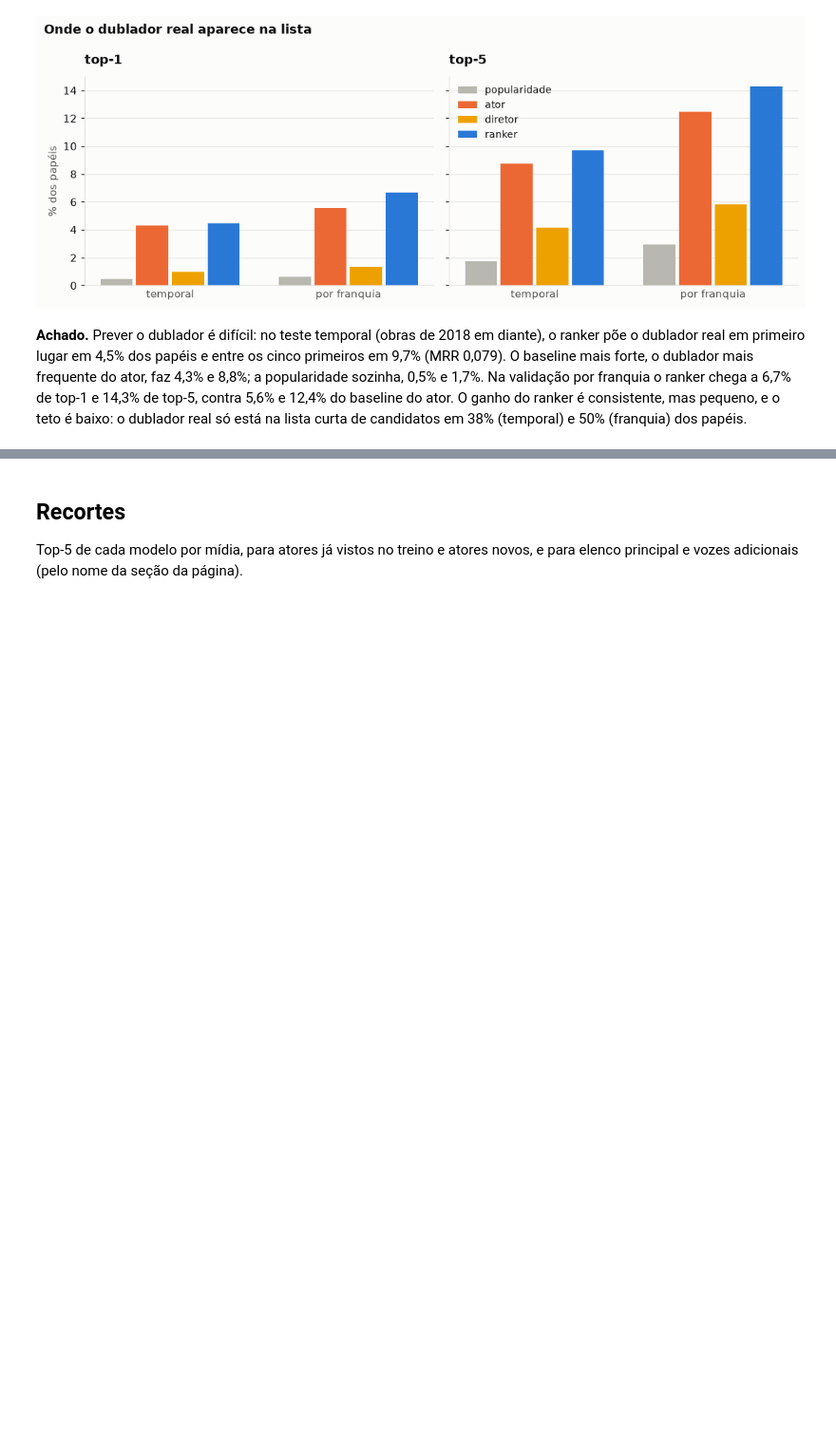
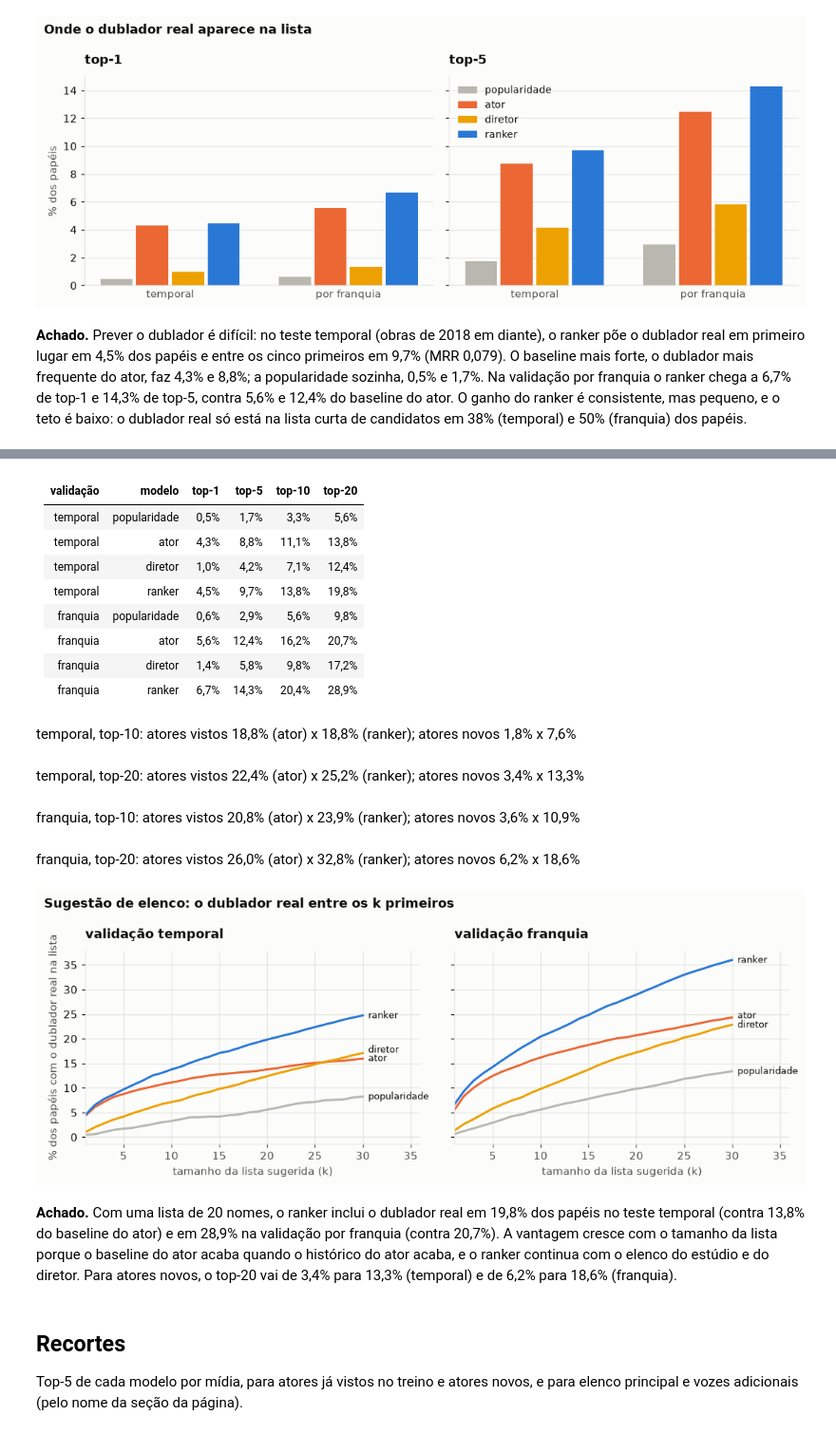
Before and after one commit to amycardoso/voz-da-infancia, a Jupyter notebook: notebooks/03_modelo.ipynb, the cells around one changed output, grey strips where cells are left out. Shown at 95% size. Drawn from its saved outputs; the diff is of its cells as text; code cells hidden in the pictures; blank space fills up the shorter version.

Commit message:
Fechamento: README de vitrine e o modelo reenquadrado como sugestão de elenco

```diff
--- a/notebooks/03_modelo.ipynb
+++ b/notebooks/03_modelo.ipynb
@@ -86,3 +101,44 @@ fig.tight_layout(); fig.savefig(FIGS / "05_modelo_metricas.png", dpi=150, bbox_i
+# %%
+sug = m.sugestao_elenco(R)
+tabela(["validação", "modelo", "top-1", "top-5", "top-10", "top-20"],
+       [(v, mod, *[br(t[k]) + "%" for k in ("top-1", "top-5", "top-10", "top-20")]) for v, d in sug.items() for mod, t in d.items()])
+fig, axes = plt.subplots(1, 2, figsize=(10, 3.8), sharey=True)
+for ax, v in zip(axes, ["temporal", "franquia"]):
+    curva = m.curva_topk(R, v, 30)
+    fins = sorted([curva[mod][-1], mod] for mod in m.MODELOS)
+    for i in range(1, len(fins)):  # afasta rótulos que colidiriam
+        fins[i][0] = max(fins[i][0], fins[i - 1][0] + 1.8)
+    for mod in m.MODELOS:
+        ax.plot(range(1, 31), curva[mod], color=CORES[mod], linewidth=2, label=mod)
+    for y, mod in fins:
+        ax.annotate(mod, (30, y), xytext=(5, 0), textcoords="offset points", va="center", fontsize=8.5)
+    ax.set_title(f"validação {v}"); ax.set_xlabel("tamanho da lista sugerida (k)"); ax.set_xlim(1, 36)
+axes[0].set_ylabel("% dos papéis com o dublador real na lista")
+fig.suptitle("Sugestão de elenco: o dublador real entre os k primeiros", x=0.01, ha="left", fontweight="bold")
+fig.tight_layout(); fig.savefig(FIGS / "08_sugestao_elenco.png", dpi=150, bbox_inches="tight")
+for v in ("temporal", "franquia"):
+    for k in (10, 20):
+        d = m.sugestao_por_recorte(R, k, v)
+        display(Markdown(f"{v}, top-{k}: atores vistos {br(d['ator visto no treino']['ator'])}% (ator) x "
+                         f"{br(d['ator visto no treino']['ranker'])}% (ranker); atores novos {br(d['ator novo']['ator'])}% x {br(d['ator novo']['ranker'])}%"))
+# %% [output]
+| validação | modelo | top-1 | top-5 | top-10 | top-20 |
+|---|---:|---:|---:|---:|---:|
+| temporal | popularidade | 0,5% | 1,7% | 3,3% | 5,6% |
+| temporal | ator | 4,3% | 8,8% | 11,1% | 13,8% |
+| temporal | diretor | 1,0% | 4,2% | 7,1% | 12,4% |
+| temporal | ranker | 4,5% | 9,7% | 13,8% | 19,8% |
+| franquia | popularidade | 0,6% | 2,9% | 5,6% | 9,8% |
+| franquia | ator | 5,6% | 12,4% | 16,2% | 20,7% |
+| franquia | diretor | 1,4% | 5,8% | 9,8% | 17,2% |
+| franquia | ranker | 6,7% | 14,3% | 20,4% | 28,9% |
+temporal, top-10: atores vistos 18,8% (ator) x 18,8% (ranker); atores novos 1,8% x 7,6%
+temporal, top-20: atores vistos 22,4% (ator) x 25,2% (ranker); atores novos 3,4% x 13,3%
+franquia, top-10: atores vistos 20,8% (ator) x 23,9% (ranker); atores novos 3,6% x 10,9%
+franquia, top-20: atores vistos 26,0% (ator) x 32,8% (ranker); atores novos 6,2% x 18,6%
+[figure, added]
+# %% [markdown]
+**Achado.** Com uma lista de 20 nomes, o ranker inclui o dublador real em 19,8% dos papéis no teste temporal (contra 13,8% do baseline do ator) e em 28,9% na validação por franquia (contra 20,7%). A vantagem cresce com o tamanho da lista porque o baseline do ator acaba quando o histórico do ator acaba, e o ranker continua com o elenco do estúdio e do diretor. Para atores novos, o top-20 vai de 3,4% para 13,3% (temporal) e de 6,2% para 18,6% (franquia).
 # %% [markdown]
 ## Recortes
 
```
Also changed, not shown: parts of 4 cells of this notebook, 4 other files.
